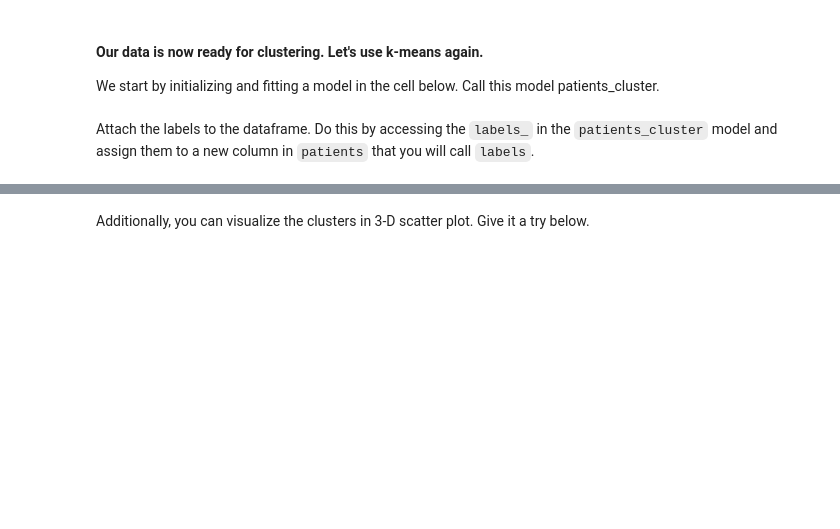
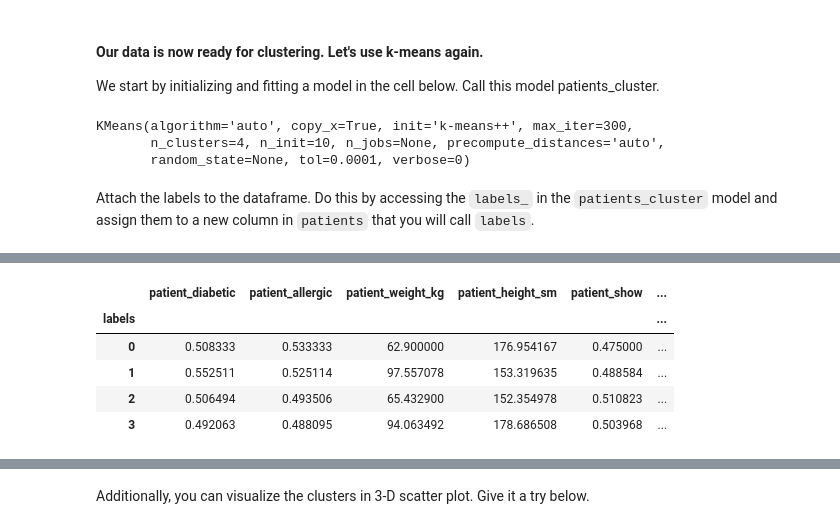
Before and after one commit to ta-data-bcn/lab-sklearn-and-unsupervised-learning, a Jupyter notebook: your-code/main.ipynb, the cells around one changed output, grey strips where cells are left out. Cells and saved outputs as stored; diff of their text form; code cells hidden in the pictures; blank space fills up the shorter version.

```diff
--- a/your-code/main.ipynb
+++ b/your-code/main.ipynb
@@ -376,2 +566,10 @@ We start by initializing and fitting a model in the cell below. Call this model
+# %%
+patients_cluster = KMeans(n_clusters=4)
+
+patients_cluster.fit(patients)
+# %% [output]
+KMeans(algorithm='auto', copy_x=True, init='k-means++', max_iter=300,
+       n_clusters=4, n_init=10, n_jobs=None, precompute_distances='auto',
+       random_state=None, tol=0.0001, verbose=0)
 # %% [markdown]
 Attach the labels to the dataframe. Do this by accessing the `labels_` in the `patients_cluster` model and assign them to a new column in `patients` that you will call `labels`.
@@ -389,0 +584,9 @@ Additionally, add a comment to describe which columns have the largest differenc
+# %%
+patients.groupby(by='labels').mean()
+# %% [output]
+|  | patient_diabetic | patient_allergic | patient_weight_kg | patient_height_sm | patient_show | ... |
+| labels |  |  |  |  |  | ... |
+| 0 | 0.508333 | 0.533333 | 62.900000 | 176.954167 | 0.475000 | ... |
+| 1 | 0.552511 | 0.525114 | 97.557078 | 153.319635 | 0.488584 | ... |
+| 2 | 0.506494 | 0.493506 | 65.432900 | 152.354978 | 0.510823 | ... |
+| 3 | 0.492063 | 0.488095 | 94.063492 | 178.686508 | 0.503968 | ... |
```
Also changed, not shown: parts of 105 cells of this notebook.
